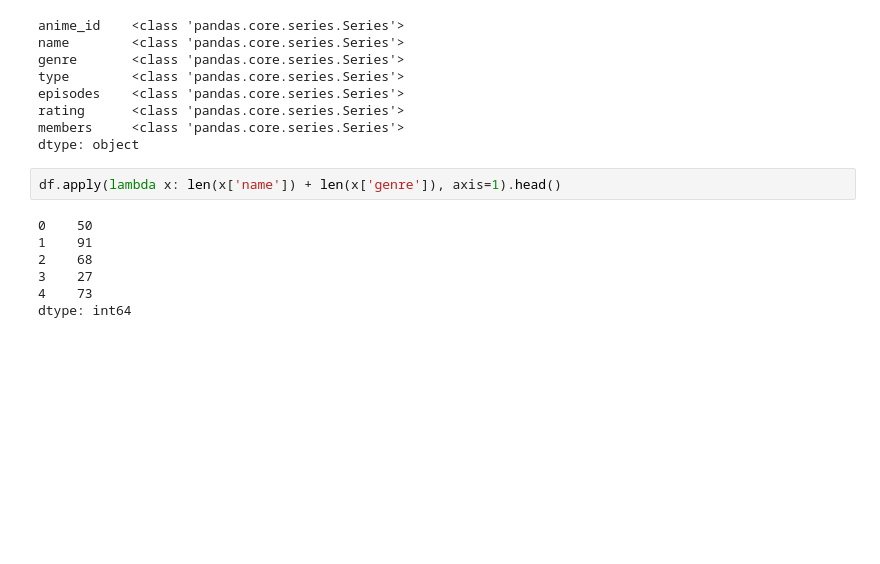
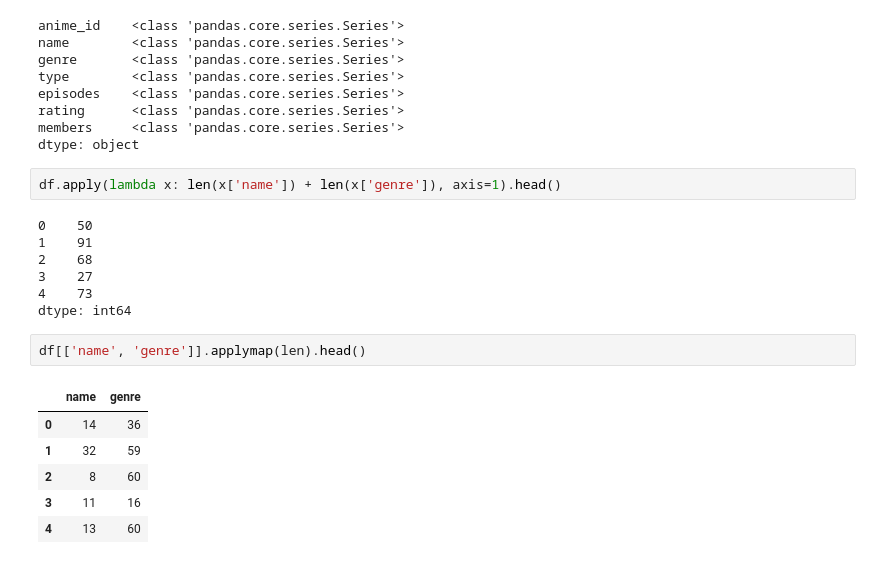
Before and after one commit to mocamocaland/jupyterbook_sample, a Jupyter notebook: pandas_list_3_6_1.ipynb, the cells around one changed output. Cells and saved outputs as stored; diff of their text form; blank space fills up the shorter version.

```diff
--- a/pandas_list_3_6_1.ipynb
+++ b/pandas_list_3_6_1.ipynb
@@ -206,3 +206,12 @@ df.apply(lambda x: len(x['name']) + len(x['genre']), axis=1).head()
 3    27
 4    73
 dtype: int64
+# %%
+df[['name', 'genre']].applymap(len).head()
+# %% [output]
+|  | name | genre |
+| 0 | 14 | 36 |
+| 1 | 32 | 59 |
+| 2 | 8 | 60 |
+| 3 | 11 | 16 |
+| 4 | 13 | 60 |
```
Also changed, not shown: 1 other file.
